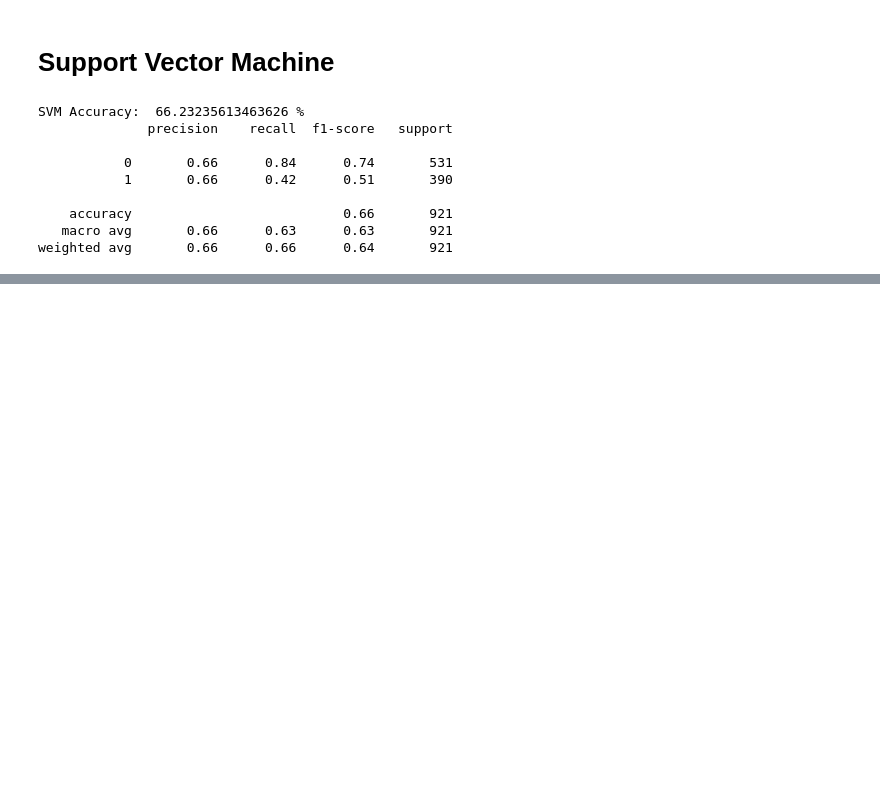
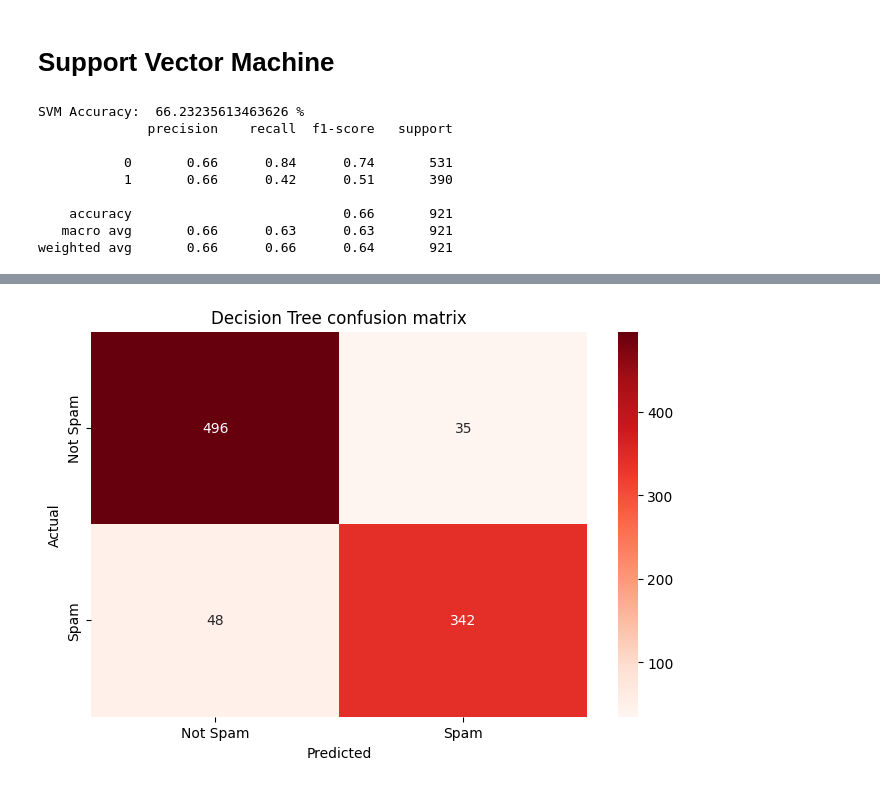
Before and after one commit to SachinGunjal001/Python-for-Machine-Learning, a Jupyter notebook: Email_Spam_Classification.ipynb, the cells around one changed output, grey strips where cells are left out. Cells and saved outputs as stored; diff of their text form; code cells hidden in the pictures; blank space fills up the shorter version.

```diff
--- a/Email_Spam_Classification.ipynb
+++ b/Email_Spam_Classification.ipynb
@@ -232,0 +276,9 @@ weighted avg       0.66      0.66      0.64       921
+# %%
+decision_tree = DecisionTreeClassifier()
+decision_tree.fit(x_train, y_train)
+
+dt_pred = decision_tree.predict(x_test)
+dt_accuracy = accuracy_score(y_test, dt_pred)
+
+print("Decision Tree Accuracy:",dt_accuracy*100, "%")
+print(classification_report(y_test, dt_pred))
@@ -232,0 +295,11 @@ weighted avg       0.66      0.66      0.64       921
+# %%
+decision_tree_cm = confusion_matrix(y_test, dt_pred)
+
+plt.figure(figsize=(8,5))
+sns.heatmap(decision_tree_cm, annot=True, fmt='d', cmap='Reds', xticklabels=['Not Spam', 'Spam'], yticklabels=['Not Spam', 'Spam'])
+plt.ylabel('Actual')
+plt.xlabel('Predicted')
+plt.title('Decision Tree confusion matrix')
+plt.show()
+# %% [output]
+[figure, added]
```
Also changed, not shown: parts of 7 cells of this notebook.
